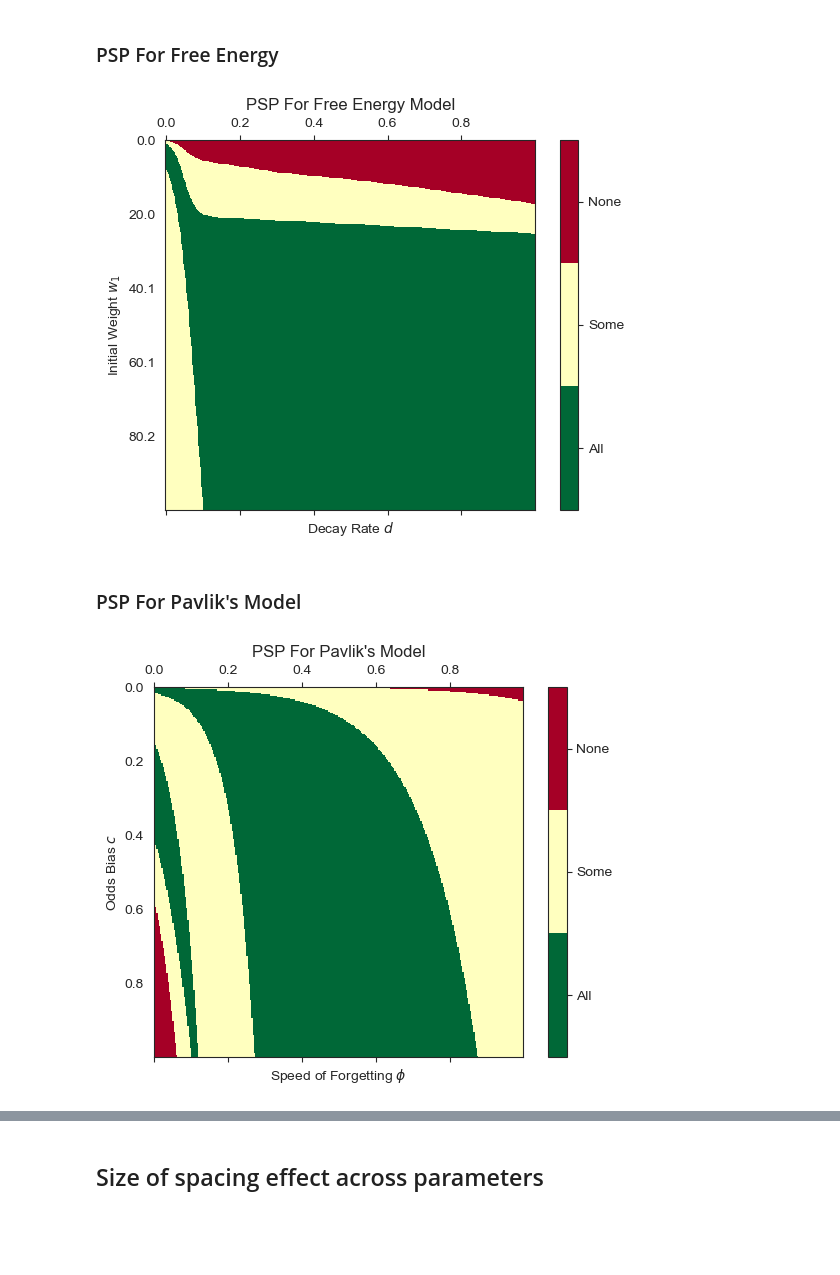
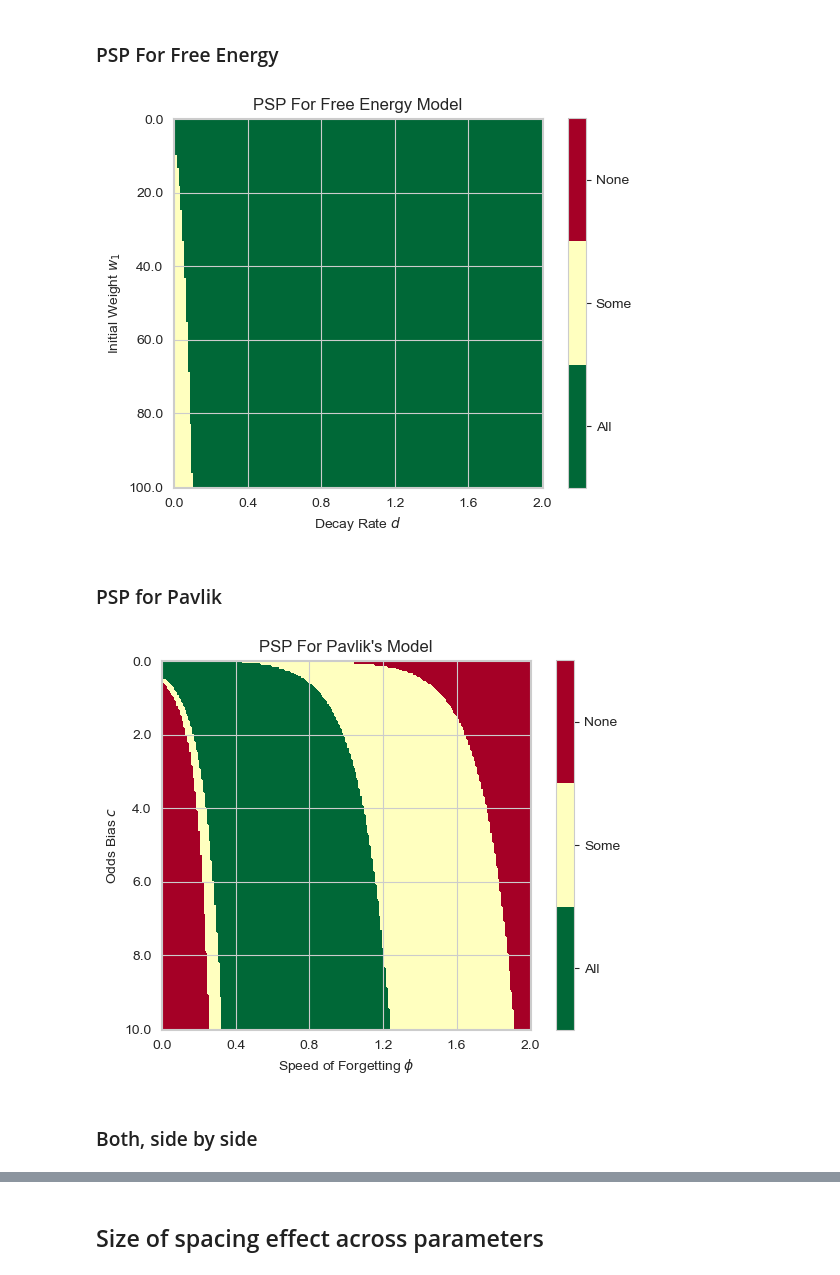
Before and after one commit to UWCCDL/SpacingEffect, a Jupyter notebook: spacing.ipynb, the cells around one changed output, grey strips where cells are left out. Saved outputs shown, nothing was run; the diff lists cells and outputs as text; code cells hidden in the pictures; blank space fills up the shorter version.

```diff
--- a/spacing.ipynb
+++ b/spacing.ipynb
@@ -200,18 +207,16 @@ def pavlik_mse(x):
     for ri in design.keys():
         predicted = np.array(results[ri])
         observed = np.array(cepeda.Accuracy[cepeda.RI == ri])
-        MSE += np.sum((predicted*100 - observed*100)**2)
+        MSE += np.sum((predicted - observed)**2)
     return np.sqrt(MSE)
 
 
-bads = BADS(pavlik_mse, x0=[0.5, 0.1, -5, 0.15],
+bads = BADS(pavlik_mse, x0=[0.2, 0.05, -1, 0.05],
             lower_bounds=[0, 0, -10, 0],
             upper_bounds=[2, 2, 0, 2],
             plausible_lower_bounds=[0.1, 0.1, -4, 0.1],
             plausible_upper_bounds=[1, 1, 0, 1],
             options={'display':'off'})
-
-
 
 pavlik_best = bads.optimize()
 
@@ -341,12 +345,12 @@ def free_energy_mse(x):
     for ri in design.keys():
         predicted = np.array(results[ri])
         observed = np.array(cepeda.Accuracy[cepeda.RI == ri])
-        MSE += np.sum((predicted*100 - observed*100)**2)
+        MSE += np.sum((predicted - observed)**2)
     return np.sqrt(MSE)
 
 
 
-bads = BADS(free_energy_mse, x0=[0.3, 25, -1.5, 0.25],
+bads = BADS(free_energy_mse, x0=[0.2, 30, -1.5, 0.25],
             lower_bounds=[0.0001, 1, -10, 0.001],
             upper_bounds=[2, 1000, 0, 2],
             plausible_lower_bounds=[0.2, 5, -5, 0.1], plausible_upper_bounds=[1, 100, -0.1, 1],
@@ -376,8 +380,8 @@ plt.show()
 ## Best Fit Against Data
 # %%
 fig, ax = plt.subplots()
-#cmap = mpl.colormaps['mako'] # Get the 'viridis' colormap
-#colors = cmap(np.linspace(0, 1, 5))
+cmap = mpl.colormaps['mako'] # Get the 'viridis' colormap
+colors = cmap(np.linspace(0, 1, 5))
 ax.set_prop_cycle(cycler('color', colors))
 
 cepeda.groupby("RI").plot(x="Spacing", y="Accuracy", marker="o", ax=ax, linestyle="", alpha=0.5)
@@ -949,28 +1008,29 @@ def categorize(results):
 # %% [markdown]
 ### PSP For Free Energy
 # %%
-NPOINTS = 500
+NPOINTS = 201
 MARKERS = int(NPOINTS/5)
 
 cmap = plt.get_cmap('RdYlGn_r', 3)
+#cmap = plt.get_cmap('RdYlBu_r', 3)
 w_space = np.linspace(1e-10, 100, NPOINTS) # Y axis
-d_space = np.linspace(1e-10, 1, NPOINTS) # X Axis
+d_space = np.linspace(1e-10, 2+1e-10, NPOINTS) # X Axis
 
-S = np.zeros((len(w_space), len(d_space)))
+S_fear = np.zeros((len(w_space), len(d_space)))
 
 for i, w0 in enumerate(w_space):
     for j, d in enumerate(d_space):
         res = free_energy(design, d=d, w0=w0)
-        S[i, j] = categorize(res)
+        S_fear[i, j] = categorize2(res)
 
 fig = plt.figure()
 ax = fig.add_subplot(111)
-cax = ax.matshow(S, interpolation='nearest', cmap=cmap)
+cax = ax.imshow(S_fear, interpolation='none', cmap=cmap)
 fig.colorbar(cax, ticks=[1/3, 1, 5/3], format=FixedFormatter(["All", "Some", "None"]))
 ax.xaxis.set_major_locator(MultipleLocator(MARKERS))
 ax.yaxis.set_major_locator(MultipleLocator(MARKERS))
 ax.set_xticklabels([''] + [str(round(x, 1)) for x in d_space[0::MARKERS]])
-ax.set_yticklabels([''] + [str(round(x, 1)) for x in w_space[0::MARKERS]])
+ax.set_yticklabels([''] + [str(round(x, 0)) for x in w_space[0::MARKERS]])
 ax.set_ylabel("Initial Weight $w_1$")
 ax.set_xlabel("Decay Rate $d$")
 #ax.set_title("PSP For Free Energy Model, $w_1 \in [0, 10]$")
@@ -978,34 +1038,37 @@ ax.set_title("PSP For Free Energy Model")
 #plt.tight_layout()
 plt.show()
 # %% [output]
-[figure, old version]
+[figure, new version]
-# %% [markdown]
-### PSP For Pavlik's Model
+# %% [markdown]
+### PSP for Pavlik
 # %%
-NPOINTS = 300
-MARKERS = int(NPOINTS/5)
+NPOINTS = 201
+MARKERS = int((NPOINTS)/5)
 
-c_space = np.linspace(0, 1, NPOINTS)
-d_space = np.linspace(1e-10, 1, NPOINTS)
+c_space = np.linspace(0, 10, NPOINTS)
+phi_space = np.linspace(1e-10, 2+1e-10, NPOINTS)
 
-S = np.zeros((len(c_space), len(d_space)))
+S_pa = np.zeros((len(c_space), len(phi_space)))
 
 for i, c in enumerate(c_space):
-    for j, d in enumerate(d_space):
+    for j, d in enumerate(phi_space):
         res = pavlik(design, d=d, c=c)
-        S[i, j] = categorize(res)
+        S_pa[i, j] = categorize2(res)
 
 fig = plt.figure()
 ax = fig.add_subplot(111)
-cax = ax.matshow(S, interpolation='nearest', cmap=cmap)
+cax = ax.imshow(S_pa, interpolation='gaussian', cmap=cmap)
 fig.colorbar(cax, ticks=[1/3, 1, 5/3], format=FixedFormatter(["All", "Some", "None"]))
+#fig.colorbar(cax, aspect=40)
 ax.xaxis.set_major_locator(MultipleLocator(MARKERS))
 ax.yaxis.set_major_locator(MultipleLocator(MARKERS))
 ax.set_xticklabels([''] + [str(round(x, 1)) for x in d_space[0::MARKERS]])
 ax.set_yticklabels([''] + [str(round(x, 1)) for x in c_space[0::MARKERS]])
 ax.set_ylabel("Odds Bias $c$")
 ax.set_xlabel("Speed of Forgetting $\phi$")
 ax.set_title("PSP For Pavlik's Model")
 plt.show()
 # %% [output]
-[figure, old version]
+[figure, new version]
+# %% [markdown]
+### Both, side by side
```
Also changed, not shown: parts of 24 cells of this notebook, 50 other files.
